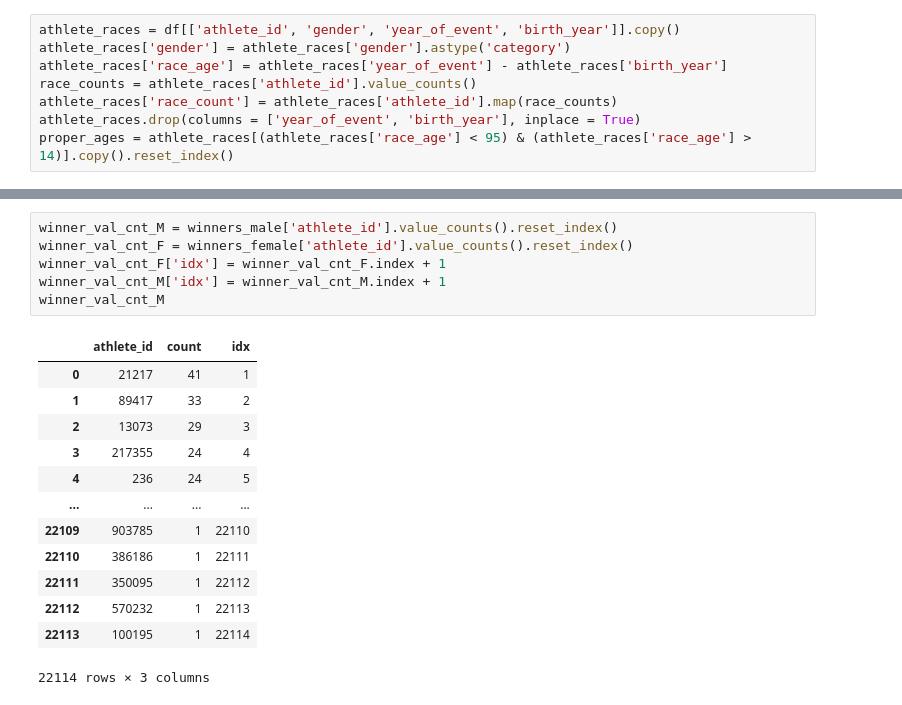
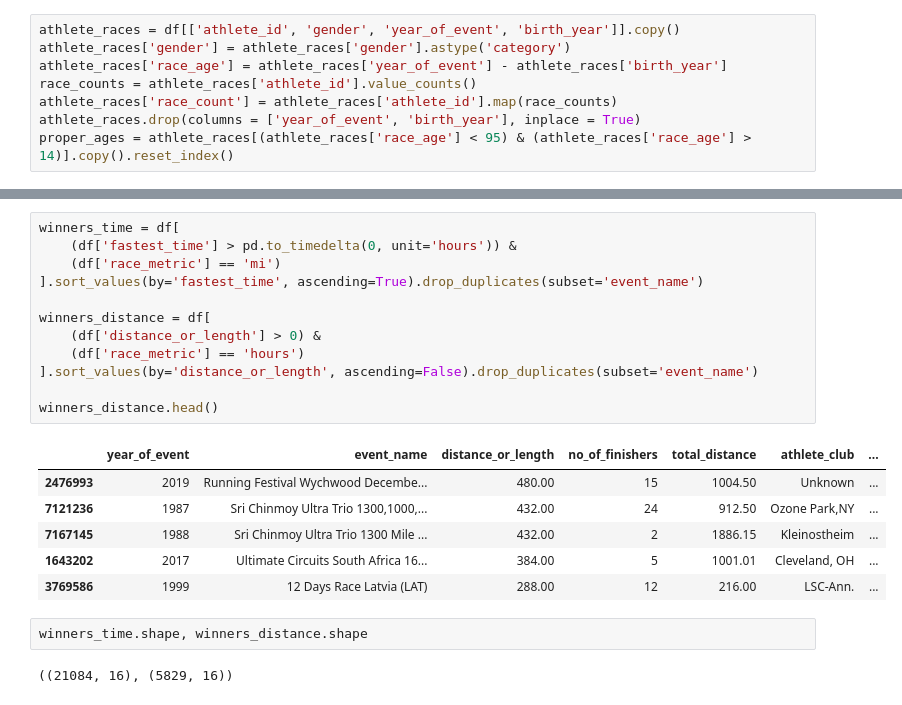
Before and after one commit to dmshakur/ultra-running-data-analysis, a Jupyter notebook: notebooks/data_analysis.ipynb, the cells around one changed output, grey strips where cells are left out. Cells and saved outputs as stored; diff of their text form.

```diff
--- a/notebooks/data_analysis.ipynb
+++ b/notebooks/data_analysis.ipynb
@@ -205,20 +165,23 @@ winners_female.head()
-# %%
-winner_val_cnt_M = winners_male['athlete_id'].value_counts().reset_index()
-winner_val_cnt_F = winners_female['athlete_id'].value_counts().reset_index()
-winner_val_cnt_F['idx'] = winner_val_cnt_F.index + 1
-winner_val_cnt_M['idx'] = winner_val_cnt_M.index + 1
-winner_val_cnt_M
-# %% [output]
-|  | athlete_id | count | idx |
-| 0 | 21217 | 41 | 1 |
-| 1 | 89417 | 33 | 2 |
-| 2 | 13073 | 29 | 3 |
-| 3 | 217355 | 24 | 4 |
-| 4 | 236 | 24 | 5 |
-| ... | ... | ... | ... |
-| 22109 | 903785 | 1 | 22110 |
-| 22110 | 386186 | 1 | 22111 |
-| 22111 | 350095 | 1 | 22112 |
-| 22112 | 570232 | 1 | 22113 |
-| 22113 | 100195 | 1 | 22114 |
-22114 rows × 3 columns
+# %%
+winners_time = df[
+    (df['fastest_time'] > pd.to_timedelta(0, unit='hours')) &
+    (df['race_metric'] == 'mi')
+].sort_values(by='fastest_time', ascending=True).drop_duplicates(subset='event_name')
+
+winners_distance = df[
+    (df['distance_or_length'] > 0) &
+    (df['race_metric'] == 'hours')
+].sort_values(by='distance_or_length', ascending=False).drop_duplicates(subset='event_name')
+
+winners_distance.head()
+# %% [output]
+|  | year_of_event | event_name | distance_or_length | no_of_finishers | total_distance | athlete_club | ... |
+| 2476993 | 2019 | Running Festival Wychwood Decembe... | 480.00 | 15 | 1004.50 | Unknown | ... |
+| 7121236 | 1987 | Sri Chinmoy Ultra Trio 1300,1000,... | 432.00 | 24 | 912.50 | Ozone Park,NY | ... |
+| 7167145 | 1988 | Sri Chinmoy Ultra Trio 1300 Mile ... | 432.00 | 2 | 1886.15 | Kleinostheim | ... |
+| 1643202 | 2017 | Ultimate Circuits South Africa 16... | 384.00 | 5 | 1001.01 | Cleveland, OH | ... |
+| 3769586 | 1999 | 12 Days Race Latvia (LAT) | 288.00 | 12 | 216.00 | LSC-Ann. | ... |
+# %%
+winners_time.shape, winners_distance.shape
+# %% [output]
+((21084, 16), (5829, 16))
```
Also changed, not shown: parts of 18 cells of this notebook, 5 other files.
